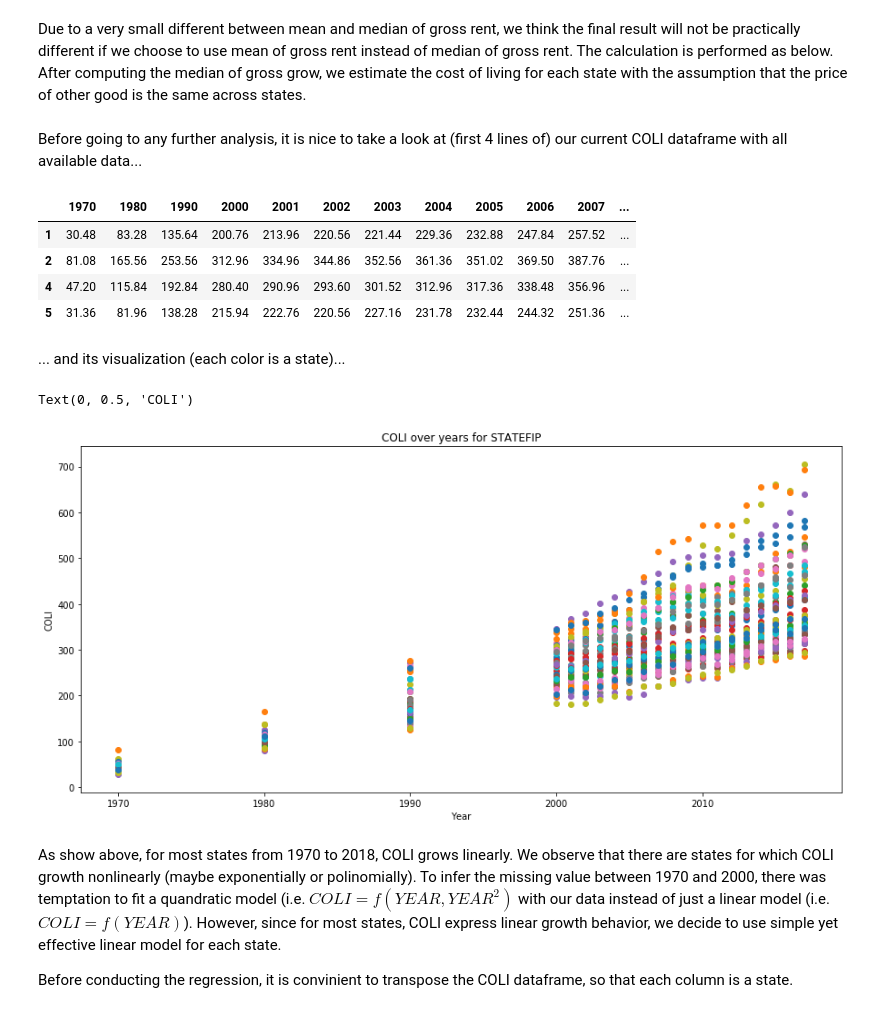
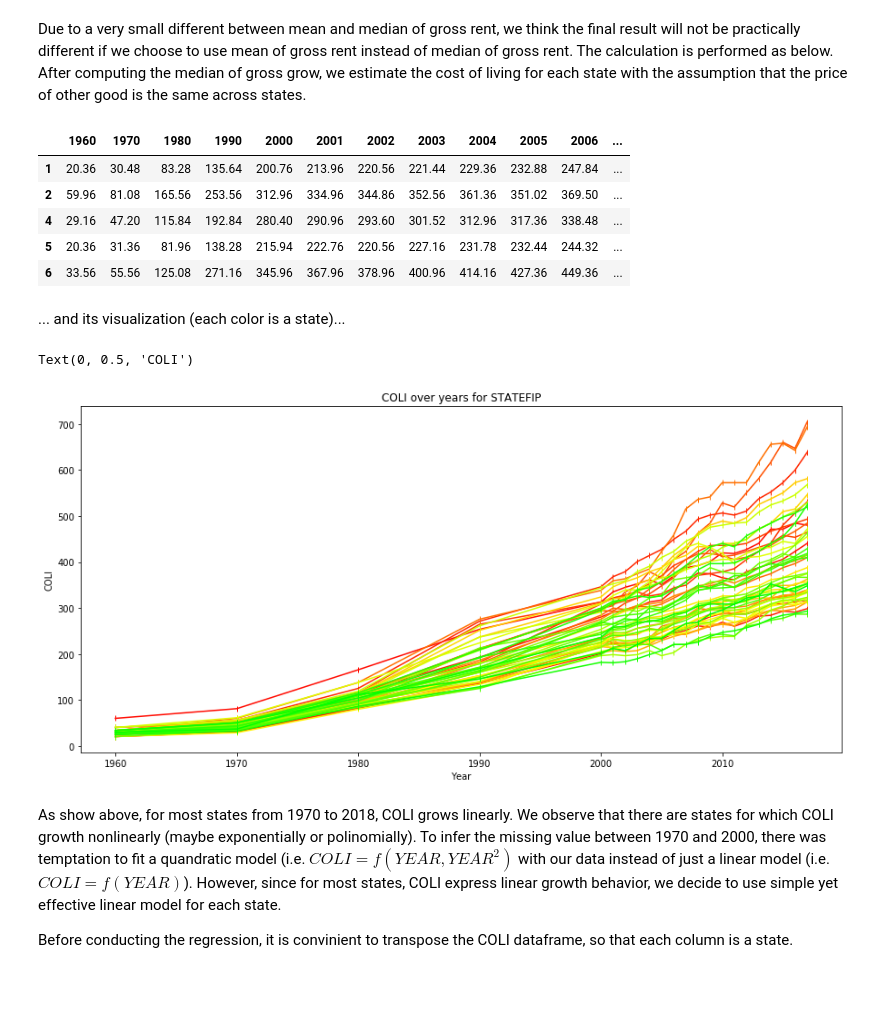
Before and after one commit to sangttruong/incomevis, a Jupyter notebook: main.ipynb, the cells around one changed output. Saved outputs shown, nothing was run; the diff lists cells and outputs as text; code cells hidden in the pictures; blank space fills up the shorter version.

```diff
--- a/main.ipynb
+++ b/main.ipynb
@@ -33,0 +131,3 @@ Drive already mounted at /content/gdrive; to attempt to forcibly remount, call d
+# %%
+raw_rent = raw_rent[pd.notnull(raw_rent.RENTGRS)]
+raw_rent.head(5)
@@ -33,0 +143,6 @@ Drive already mounted at /content/gdrive; to attempt to forcibly remount, call d
+# %%
+# Eliminate RENTGRS = 0
+raw_rent = raw_rent[raw_rent.RENTGRS > 0]
+
+# Select the household head
+raw_rent = raw_rent[raw_rent.RELATE == 1]
@@ -104,4 +223,4 @@ We store the final COLI deflator in a dataframe call COLI.
 # %%
 # Generate COLI grid
-COLI = pd.DataFrame(columns = yearList, index = stateList)
+COLI = pd.DataFrame(columns = year_usa, index = statefip)
 # %% [markdown]
@@ -173,37 +293,37 @@ Text(0, 0.5, 'RENTGRS')
 Due to a very small different between mean and median of gross rent, we think the final result will not be practically different if we choose to use mean of gross rent instead of median of gross rent. The calculation is performed as below. After computing the median of gross grow, we estimate the cost of living for each state with the assumption that the price of other good is the same across states.
 # %%
 # Iterate through each year in yearList
-for y in yearList:
+for y in year_usa:
   # Extract housing data for each year
-  year_housing = raw_housing[raw_housing.YEAR == y]
+  rent_y = raw_rent[raw_rent.YEAR == y]
   # Compute the median gross rent for each state
-  COLI[y] = year_housing.groupby(year_housing['STATEFIP'])['RENTGRS'].median()
+  COLI[y] = rent_y.groupby(rent_y['STATEFIP'])['RENTGRS'].median()
 
 # Compute COLI
 COLI = 0.44*COLI + 0.56
-# %% [markdown]
-Before going to any further analysis, it is nice to take a look at (first 4 lines of) our current COLI dataframe with all available data...
 # %%
-COLI.head(4)
+COLI.head(5)
 # %% [output]
-|  | 1970 | 1980 | 1990 | 2000 | 2001 | 2002 | 2003 | 2004 | 2005 | 2006 | 2007 | ... |
-| 1 | 30.48 | 83.28 | 135.64 | 200.76 | 213.96 | 220.56 | 221.44 | 229.36 | 232.88 | 247.84 | 257.52 | ... |
-| 2 | 81.08 | 165.56 | 253.56 | 312.96 | 334.96 | 344.86 | 352.56 | 361.36 | 351.02 | 369.50 | 387.76 | ... |
-| 4 | 47.20 | 115.84 | 192.84 | 280.40 | 290.96 | 293.60 | 301.52 | 312.96 | 317.36 | 338.48 | 356.96 | ... |
-| 5 | 31.36 | 81.96 | 138.28 | 215.94 | 222.76 | 220.56 | 227.16 | 231.78 | 232.44 | 244.32 | 251.36 | ... |
+|  | 1960 | 1970 | 1980 | 1990 | 2000 | 2001 | 2002 | 2003 | 2004 | 2005 | 2006 | ... |
+| 1 | 20.36 | 30.48 | 83.28 | 135.64 | 200.76 | 213.96 | 220.56 | 221.44 | 229.36 | 232.88 | 247.84 | ... |
+| 2 | 59.96 | 81.08 | 165.56 | 253.56 | 312.96 | 334.96 | 344.86 | 352.56 | 361.36 | 351.02 | 369.50 | ... |
+| 4 | 29.16 | 47.20 | 115.84 | 192.84 | 280.40 | 290.96 | 293.60 | 301.52 | 312.96 | 317.36 | 338.48 | ... |
+| 5 | 20.36 | 31.36 | 81.96 | 138.28 | 215.94 | 222.76 | 220.56 | 227.16 | 231.78 | 232.44 | 244.32 | ... |
+| 6 | 33.56 | 55.56 | 125.08 | 271.16 | 345.96 | 367.96 | 378.96 | 400.96 | 414.16 | 427.36 | 449.36 | ... |
 # %% [markdown]
 ... and its visualization (each color is a state)...
 # %%
-plt.figure(figsize=(15,7))
-for i in stateList:
-  x = plt.scatter(yearList, COLI.loc[i])
+# Plott COLI for each state
+plt.figure(figsize = (15,7))
+for i in statefip:
+  x = plt.plot(year_usa, COLI.loc[i], c = str(colors.loc[i,'Color']), marker = '|')
 
 plt.title('COLI over years for STATEFIP')
 plt.xlabel('Year')
 plt.ylabel('COLI')
 # %% [output]
 Text(0, 0.5, 'COLI')
-[figure, old version]
+[figure, new version]
 # %% [markdown]
 As show above, for most states from 1970 to 2018, COLI grows linearly. We observe that there are states for which COLI growth nonlinearly (maybe exponentially or polinomially). To infer the missing value between 1970 and 2000, there was temptation to fit a quandratic model (i.e. $COLI = f(YEAR, YEAR^2)$ with our data instead of just a linear model (i.e. $COLI = f(YEAR)$). However, since for most states, COLI express linear growth behavior, we decide to use simple yet effective linear model for each state.
 
```
Also changed, not shown: parts of 106 cells of this notebook.
